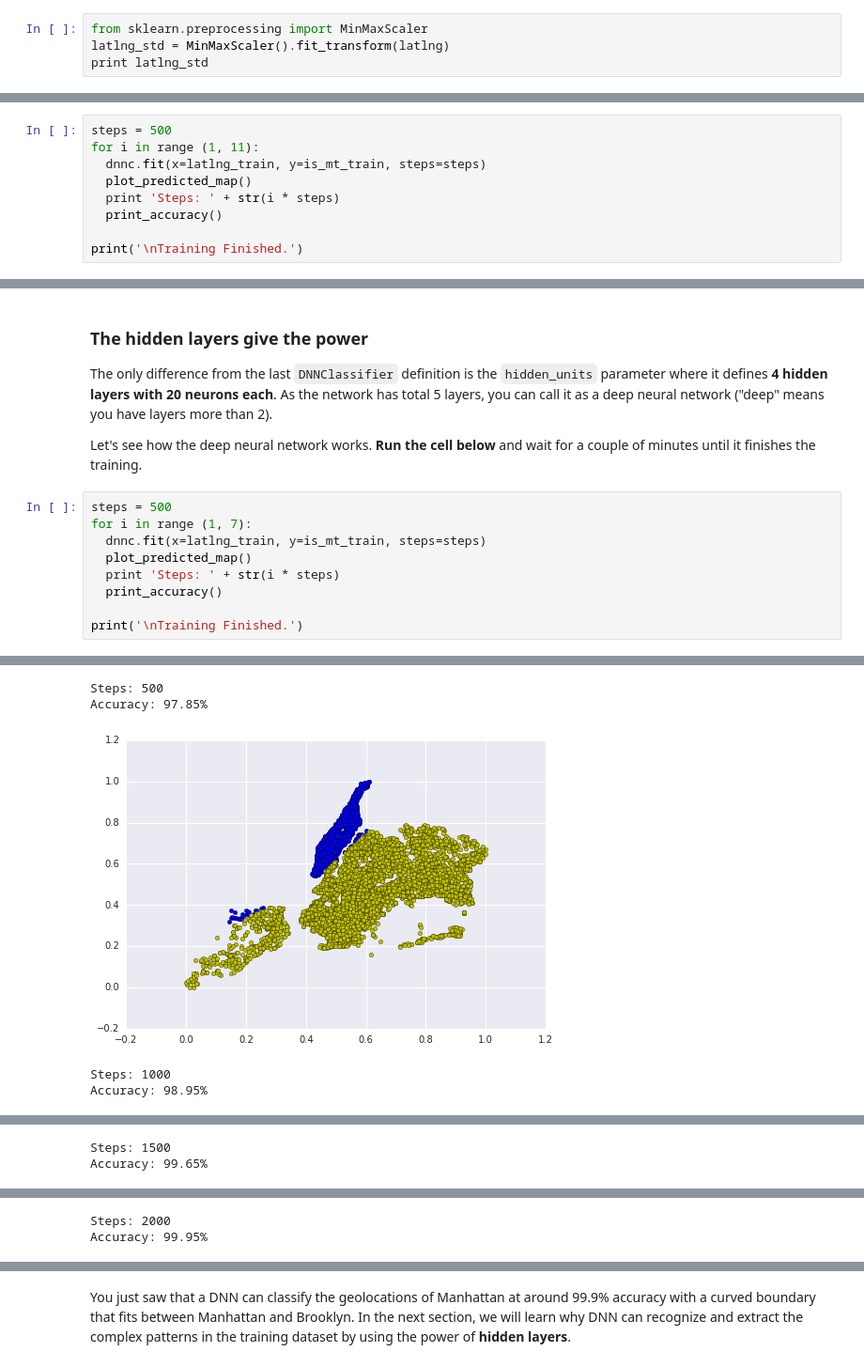
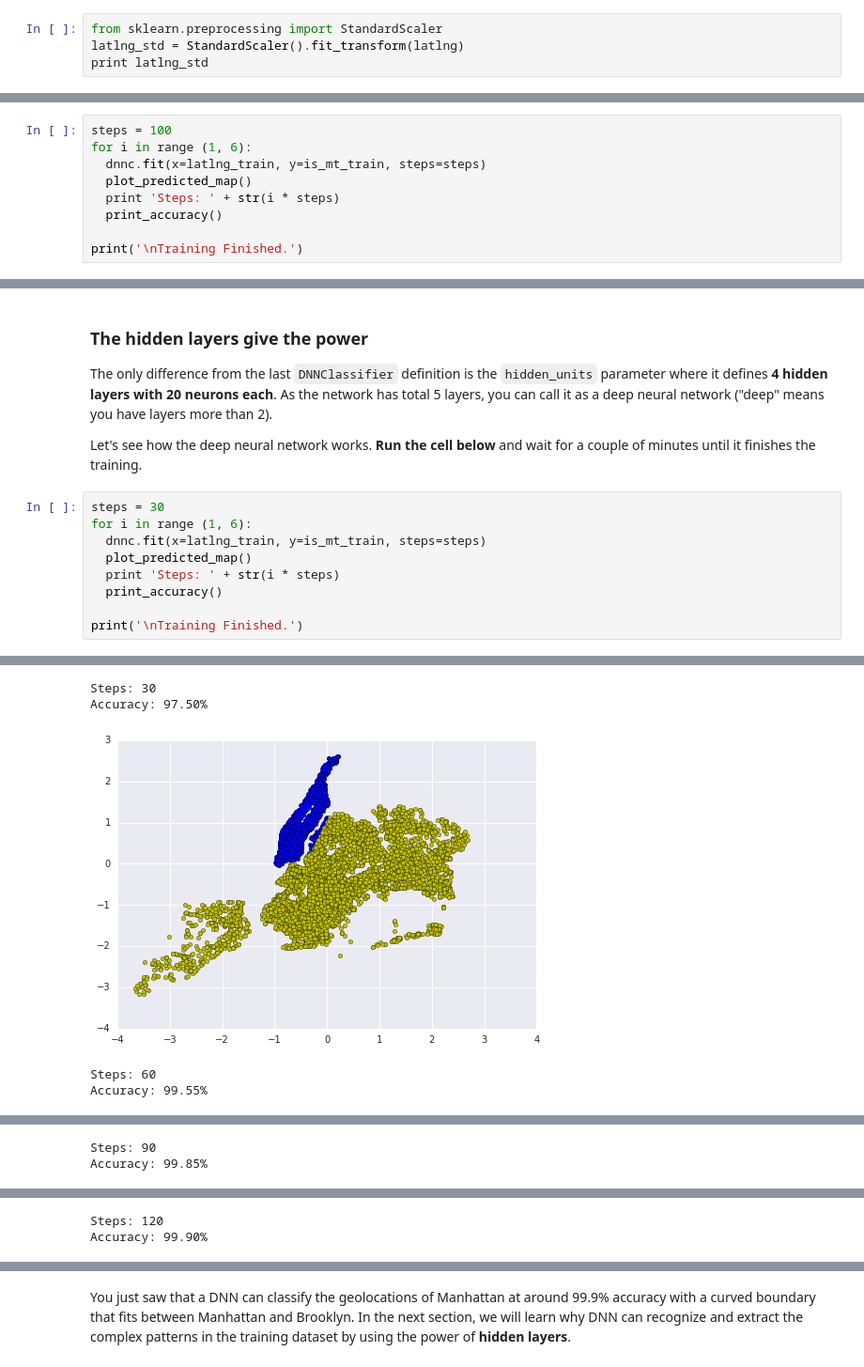
Before and after one commit to chakas/TensorFlow-for-absolute-beginners, a Jupyter notebook: 2. Classify Manhattan with TensorFlow.ipynb, the cells around one changed output, grey strips where cells are left out. Shown: that part at 94% size. Saved outputs shown, nothing was run; the diff lists cells and outputs as text.

Commit message:
Changed the scaler to StandardScaler

```diff
--- a/2. Classify Manhattan with TensorFlow.ipynb
+++ b/2. Classify Manhattan with TensorFlow.ipynb
@@ -212,6 +213,6 @@ In this codelab, we will use [MinMaxScaler](http://scikit-learn.org/stable/modul
 **Run the cell below** and see how it scales the latitudes and longitudes and stores them into a variable `latlng_std`.
 # %%
-from sklearn.preprocessing import MinMaxScaler
-latlng_std = MinMaxScaler().fit_transform(latlng)
+from sklearn.preprocessing import StandardScaler
+latlng_std = StandardScaler().fit_transform(latlng)
 print latlng_std
 # %% [output]
@@ -369,6 +370,6 @@ Finally let's start training the neural network. This time, we will train the ne
 # %%
-steps = 500
-for i in range (1, 11):
+steps = 100
+for i in range (1, 6):
   dnnc.fit(x=latlng_train, y=is_mt_train, steps=steps)
   plot_predicted_map()
   print 'Steps: ' + str(i * steps)
@@ -419,8 +421,8 @@ The only difference from the last `DNNClassifier` definition is the `hidden_unit
 
 Let's see how the deep neural network works. **Run the cell below** and wait for a couple of minutes until it finishes the training.
 # %%
-steps = 500
-for i in range (1, 7):
+steps = 30
+for i in range (1, 6):
   dnnc.fit(x=latlng_train, y=is_mt_train, steps=steps)
   plot_predicted_map()
   print 'Steps: ' + str(i * steps)
@@ -432,5 +434,5 @@ print('\nTraining Finished.')
-Steps: 500
-Accuracy: 97.85%
+Steps: 30
+Accuracy: 97.50%
-[figure, old version]
+[figure, new version]
-Steps: 1000
-Accuracy: 98.95%
+Steps: 60
+Accuracy: 99.55%
@@ -438,2 +440,2 @@ Accuracy: 98.95%
-Steps: 1500
-Accuracy: 99.65%
+Steps: 90
+Accuracy: 99.85%
@@ -441,2 +443,2 @@ Accuracy: 99.65%
-Steps: 2000
-Accuracy: 99.95%
+Steps: 120
+Accuracy: 99.90%
```
Also changed, not shown: parts of 12 cells of this notebook.
